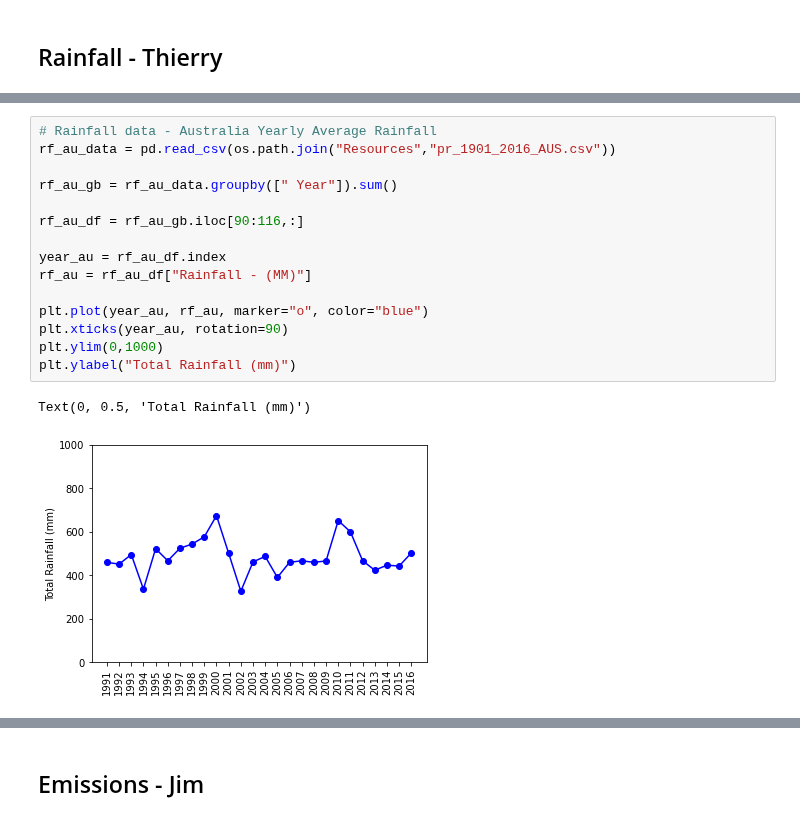
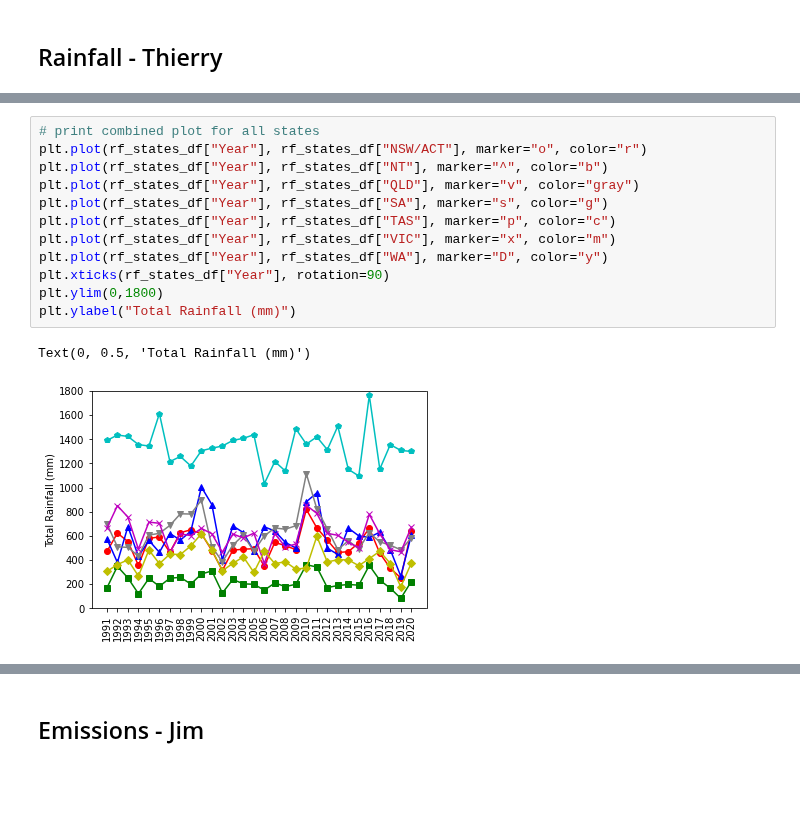
Before and after one commit to thierzon/disney-donut-project, a Jupyter notebook: data_final.ipynb, the cells around one changed output, grey strips where cells are left out. Saved outputs shown, nothing was run; the diff lists cells and outputs as text; blank space fills up the shorter version.

```diff
--- a/data_final.ipynb
+++ b/data_final.ipynb
@@ -180,18 +158,15 @@ Text(0, 0.5, 'Total Rainfall (mm)')
-# %%
-# Rainfall data - Australia Yearly Average Rainfall
-rf_au_data = pd.read_csv(os.path.join("Resources","pr_1901_2016_AUS.csv"))
-
-rf_au_gb = rf_au_data.groupby([" Year"]).sum()
-
-rf_au_df = rf_au_gb.iloc[90:116,:]
-
-year_au = rf_au_df.index
-rf_au = rf_au_df["Rainfall - (MM)"]
-
-plt.plot(year_au, rf_au, marker="o", color="blue")
-plt.xticks(year_au, rotation=90)
-plt.ylim(0,1000)
-plt.ylabel("Total Rainfall (mm)")
-# %% [output]
-Text(0, 0.5, 'Total Rainfall (mm)')
-[figure, removed]
+# %%
+# print combined plot for all states
+plt.plot(rf_states_df["Year"], rf_states_df["NSW/ACT"], marker="o", color="r")
+plt.plot(rf_states_df["Year"], rf_states_df["NT"], marker="^", color="b")
+plt.plot(rf_states_df["Year"], rf_states_df["QLD"], marker="v", color="gray")
+plt.plot(rf_states_df["Year"], rf_states_df["SA"], marker="s", color="g")
+plt.plot(rf_states_df["Year"], rf_states_df["TAS"], marker="p", color="c")
+plt.plot(rf_states_df["Year"], rf_states_df["VIC"], marker="x", color="m")
+plt.plot(rf_states_df["Year"], rf_states_df["WA"], marker="D", color="y")
+plt.xticks(rf_states_df["Year"], rotation=90)
+plt.ylim(0,1800)
+plt.ylabel("Total Rainfall (mm)")
+# %% [output]
+Text(0, 0.5, 'Total Rainfall (mm)')
+[figure, added]
```
Also changed, not shown: parts of 14 cells of this notebook, 2 other files.
